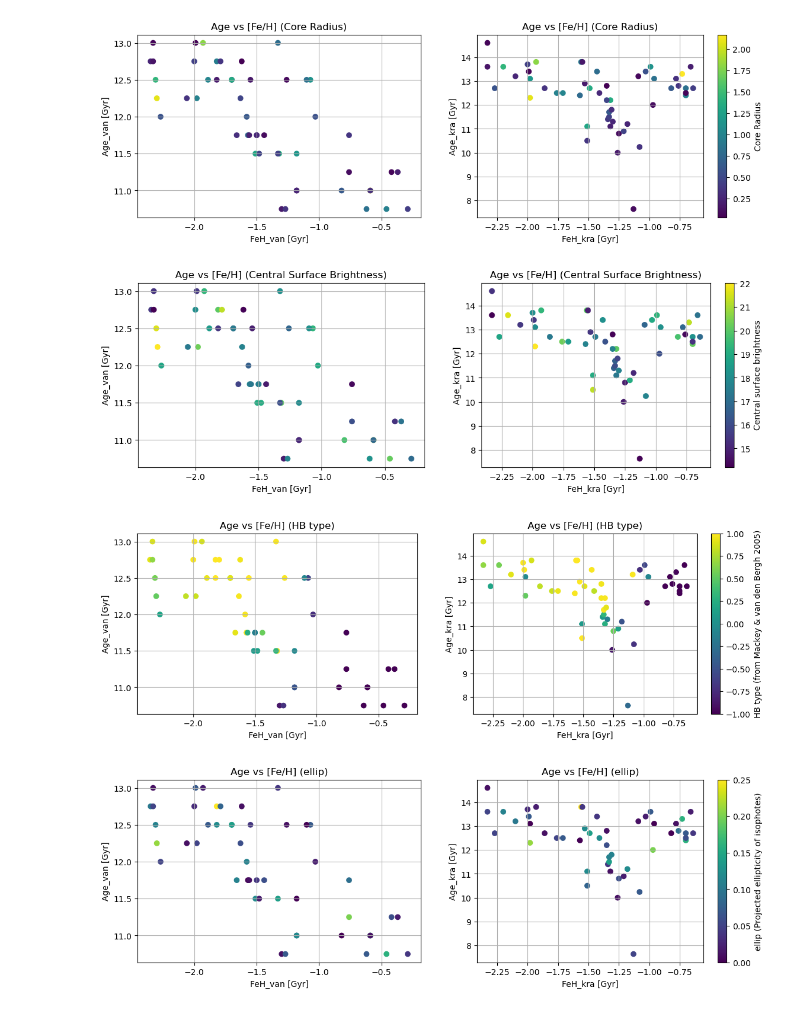
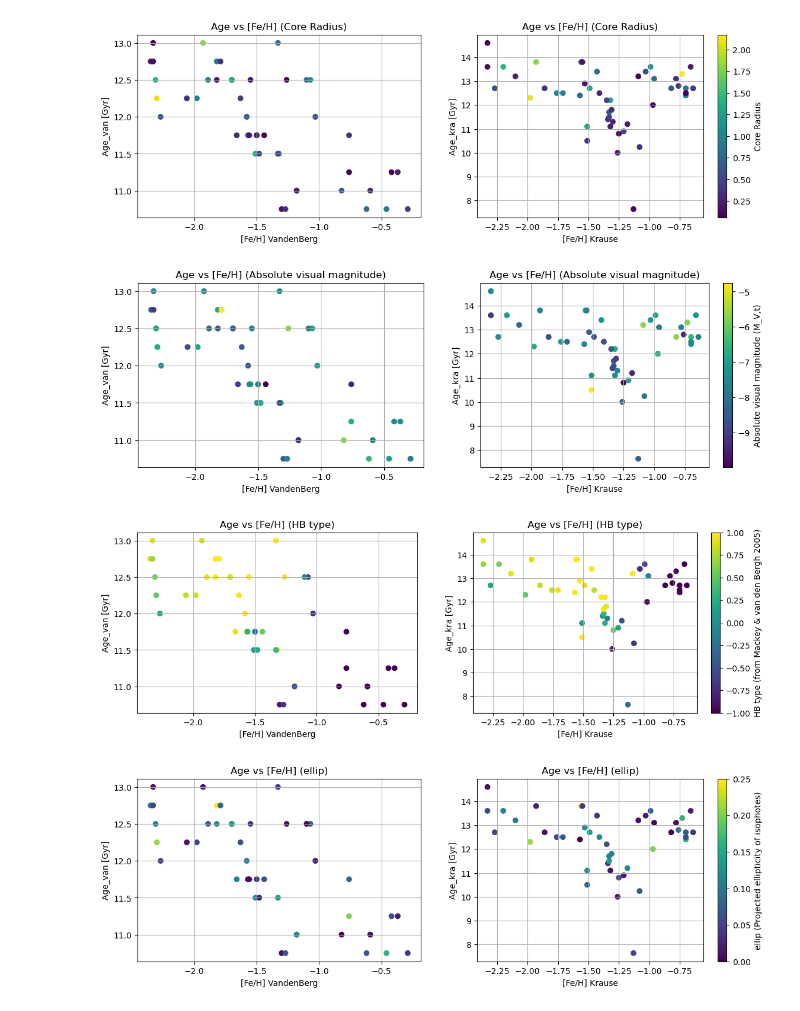
Before and after one commit to SS-UNSW/PHYS3116-Ethan-Slava, a Jupyter notebook: ethans_code.ipynb, the cells around one changed output. Cells and saved outputs as stored; diff of their text form; code cells hidden in the pictures.

```diff
--- a/ethans_code.ipynb
+++ b/ethans_code.ipynb
@@ -13,5 +14,8 @@ inputKrause21 = pd.read_csv("Option 1/Krause21.csv", index_col=False)
 inputVandenBerg = pd.read_csv("Option 1/vandenBerg_table2.csv", index_col=False)
 
 # Importing optional HarrisII from online resource (OPTIONAL)
-# inputHarrisPartII = pd.read_csv("Option 1/HarrisPartII.txt", sep='\s+')
 inputHarrisPartII = pd.read_csv("Option 1/HarrisPartII.csv", index_col=False)
+# Importing optional Massari 2019 dataset for HB types (OPTIONAL)
+inputMassari = pd.read_csv("Option 1/massari.csv", index_col=False)
+# Importing Belokurov/Kravtsov 2023 for in-situ/accretion data (OPTIONAL)
+inputBelokurov = pd.read_csv("Option 1/BelokurovKravtsov2023_Table_D1.csv", index_col=False)
@@ -153,4 +200,5 @@ plt.show()
 # %%
+# -------------------------------------------
 # Core Radius
 
 fig, (ax1, ax2) = plt.subplots(1, 2, figsize=(12,4))
@@ -158,13 +206,13 @@ fig, (ax1, ax2) = plt.subplots(1, 2, figsize=(12,4))
 im = ax1.scatter(data_kept['FeH_van'], data_kept['Age_van'], c=data_kept['r_c'])
 ax1.grid(True)
 ax1.set_title('Age vs [Fe/H] (Core Radius)')
-ax1.set_xlabel('FeH_van [Gyr]')
+ax1.set_xlabel('[Fe/H] VandenBerg')
 ax1.set_ylabel('Age_van [Gyr]')
 
 im = ax2.scatter(data_kept['FeH_kra'], data_kept['Age_kra'], c=data_kept['r_c'])
 ax2.grid(True)
 ax2.set_title('Age vs [Fe/H] (Core Radius)')
-ax2.set_xlabel('FeH_kra [Gyr]')
+ax2.set_xlabel('[Fe/H] Krause')
 ax2.set_ylabel('Age_kra [Gyr]')
 
 fig.subplots_adjust(right=1)
@@ -174,25 +222,25 @@ cbar.set_label("Core Radius")
 plt.show()
 
 # -------------------------------------------
-# Central surface brightness (V magnitudes per square arcsecond)
+# Absolute visual magnitude (cluster luminosity)
 
 fig, (ax1, ax2) = plt.subplots(1, 2, figsize=(12,4))
 
-im = ax1.scatter(data_kept['FeH_van'], data_kept['Age_van'], c=data_kept['mu_V'])
+im = ax1.scatter(data_kept['FeH_van'], data_kept['Age_van'], c=data_kept['M_V,t'])
 ax1.grid(True)
-ax1.set_title('Age vs [Fe/H] (Central Surface Brightness)')
-ax1.set_xlabel('FeH_van [Gyr]')
+ax1.set_title('Age vs [Fe/H] (Absolute visual magnitude)')
+ax1.set_xlabel('[Fe/H] VandenBerg')
 ax1.set_ylabel('Age_van [Gyr]')
 
-im = ax2.scatter(data_kept['FeH_kra'], data_kept['Age_kra'], c=data_kept['mu_V'])
+im = ax2.scatter(data_kept['FeH_kra'], data_kept['Age_kra'], c=data_kept['M_V,t'])
 ax2.grid(True)
-ax2.set_title('Age vs [Fe/H] (Central Surface Brightness)')
-ax2.set_xlabel('FeH_kra [Gyr]')
+ax2.set_title('Age vs [Fe/H] (Absolute visual magnitude)')
+ax2.set_xlabel('[Fe/H] Krause')
 ax2.set_ylabel('Age_kra [Gyr]')
 
 fig.subplots_adjust(right=1)
 cbar = fig.colorbar(im, ax=ax2)
-cbar.set_label("Central surface brightness")
+cbar.set_label("Absolute visual magnitude (M_V,t)")
 
 plt.show()
 
@@ -204,45 +252,68 @@ fig, (ax1, ax2) = plt.subplots(1, 2, figsize=(12,4))
 im = ax1.scatter(data_kept['FeH_van'], data_kept['Age_van'], c=data_kept['HBtype'])
 ax1.grid(True)
 ax1.set_title('Age vs [Fe/H] (HB type)')
-ax1.set_xlabel('FeH_van [Gyr]')
+ax1.set_xlabel('[Fe/H] VandenBerg')
 ax1.set_ylabel('Age_van [Gyr]')
 
 im = ax2.scatter(data_kept['FeH_kra'], data_kept['Age_kra'], c=data_kept['HBtype'])
 ax2.grid(True)
 ax2.set_title('Age vs [Fe/H] (HB type)')
-ax2.set_xlabel('FeH_kra [Gyr]')
+ax2.set_xlabel('[Fe/H] Krause')
 ax2.set_ylabel('Age_kra [Gyr]')
 
 fig.subplots_adjust(right=1)
 cbar = fig.colorbar(im, ax=ax2)
 cbar.set_label("HB type (from Mackey & van den Bergh 2005)")
 
 plt.show()
 
 # -------------------------------------------
-# ellip, Projected ellipticity of isophotes, e = 1-(b/a)
+# ellip: Projected ellipticity of isophotes, e = 1-(b/a)
 
 fig, (ax1, ax2) = plt.subplots(1, 2, figsize=(12,4))
 
 im = ax1.scatter(data_kept['FeH_van'], data_kept['Age_van'], c=data_kept['ellip'])
 ax1.grid(True)
 ax1.set_title('Age vs [Fe/H] (ellip)')
-ax1.set_xlabel('FeH_van [Gyr]')
+ax1.set_xlabel('[Fe/H] VandenBerg')
 ax1.set_ylabel('Age_van [Gyr]')
 
 im = ax2.scatter(data_kept['FeH_kra'], data_kept['Age_kra'], c=data_kept['ellip'])
 ax2.grid(True)
 ax2.set_title('Age vs [Fe/H] (ellip)')
-ax2.set_xlabel('FeH_kra [Gyr]')
+ax2.set_xlabel('[Fe/H] Krause')
 ax2.set_ylabel('Age_kra [Gyr]')
 
 fig.subplots_adjust(right=1)
 cbar = fig.colorbar(im, ax=ax2)
 cbar.set_label("ellip (Projected ellipticity of isophotes)")
 
 plt.show()
+
+# -------------------------------------------
+# Maximum height from the disc (zmax), or in our case, Z
+
+fig, (ax1, ax2) = plt.subplots(1, 2, figsize=(12,4))
+
+im = ax1.scatter(data_kept['FeH_van'], data_kept['Age_van'], c=data_kept['Z'])
+ax1.grid(True)
+ax1.set_title('Age vs [Fe/H] (Z)')
+ax1.set_xlabel('[Fe/H] VandenBerg')
+ax1.set_ylabel('Age_van [Gyr]')
+
+im = ax2.scatter(data_kept['FeH_kra'], data_kept['Age_kra'], c=data_kept['Z'])
+ax2.grid(True)
+ax2.set_title('Age vs [Fe/H] (Z)')
+ax2.set_xlabel('[Fe/H] Krause')
+ax2.set_ylabel('Age_kra [Gyr]')
+
+fig.subplots_adjust(right=1)
+cbar = fig.colorbar(im, ax=ax2)
+cbar.set_label("Z (Maximum height from the disc)")
+
+plt.show()
 # %% [output]
-[figure, old version]
+[figure, new version]
-[figure, old version]
+[figure, new version]
-[figure, old version]
+[figure, new version]
-[figure, old version]
+[figure, new version]
```
Also changed, not shown: parts of 16 cells of this notebook, 4 other files.
